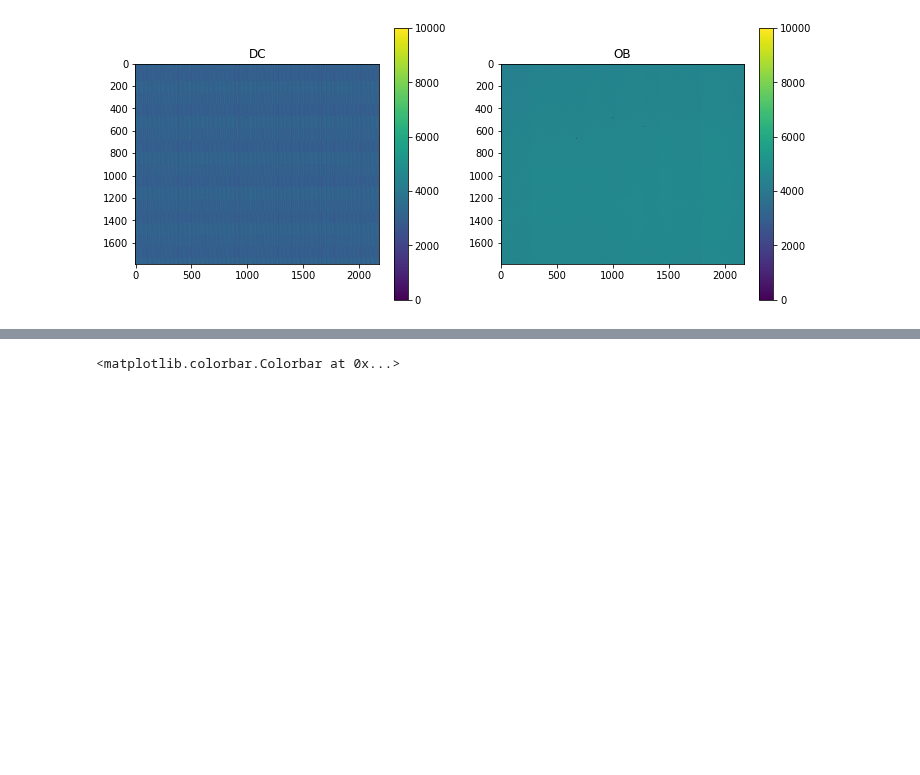
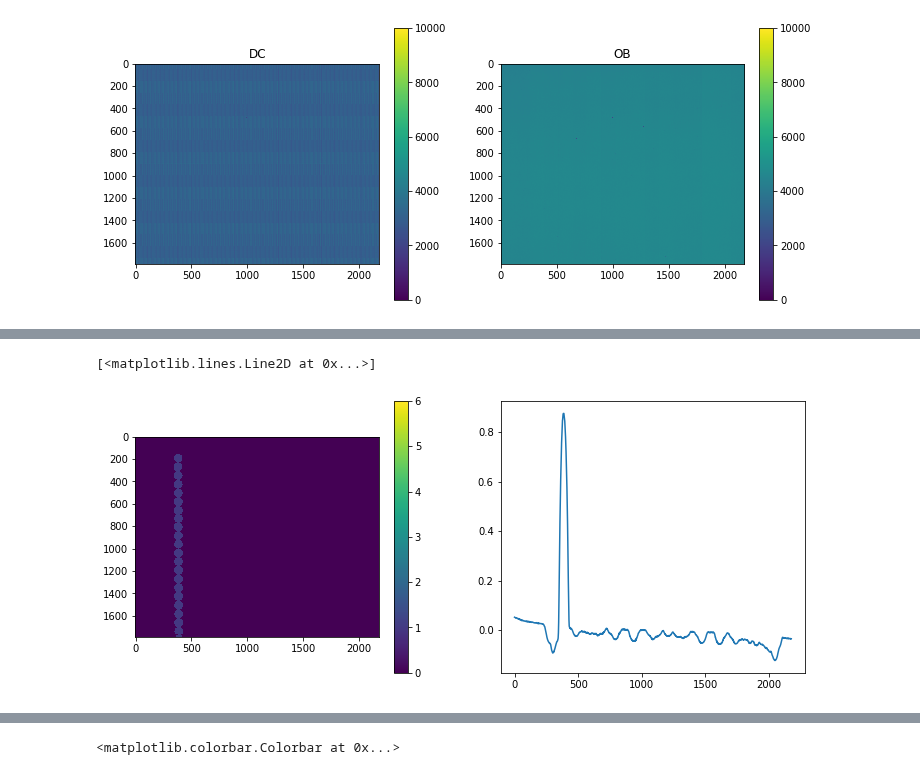
Before and after one commit to neutronimaging/scripts, a Jupyter notebook: python/notebooks/CBCTCalibration.ipynb, the cells around one changed output, grey strips where cells are left out. Saved outputs shown, nothing was run; the diff lists cells and outputs as text; code cells hidden in the pictures; blank space fills up the shorter version.

```diff
--- a/python/notebooks/CBCTCalibration.ipynb
+++ b/python/notebooks/CBCTCalibration.ipynb
@@ -75,0 +86,23 @@ plt.plot(lcal[:,:,1].mean(axis=0))
+# %%
+def removeBaseline(img) :
+    baseline = lcal.mean(axis=2).mean(axis=0)
+    baseline=baseline.reshape(1,baseline.shape[0])
+
+    b2=np.matmul(np.ones([lcal.shape[0],1]),baseline)
+    res=img;
+    for idx in np.arange(0,img.shape[2]) :
+        res[:,:,idx]=res[:,:,idx]-b2
+    return res
+# %%
+bcal=removeBaseline(lcal)
+# %%
+idx=5
+plt.figure(figsize=[12,5])
+plt.subplot(1,2,1)
+plt.imshow(m+1.96*s < bcal[:,:,idx],vmin=0,vmax=6)
+plt.colorbar()
+plt.subplot(1,2,2)
+plt.plot(bcal[:,:,idx].mean(axis=0))
+# %% [output]
+[<matplotlib.lines.Line2D at 0x...>]
+[figure, added]
```
Also changed, not shown: parts of 29 cells of this notebook.
